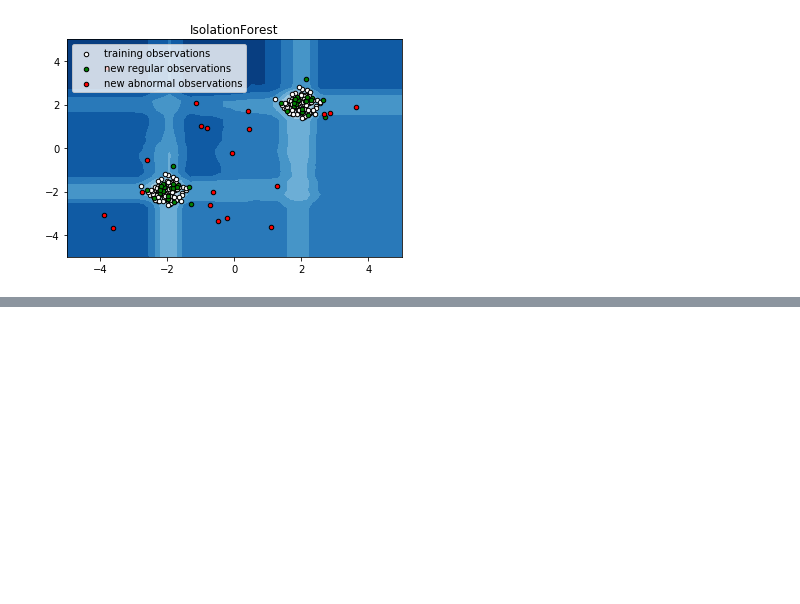
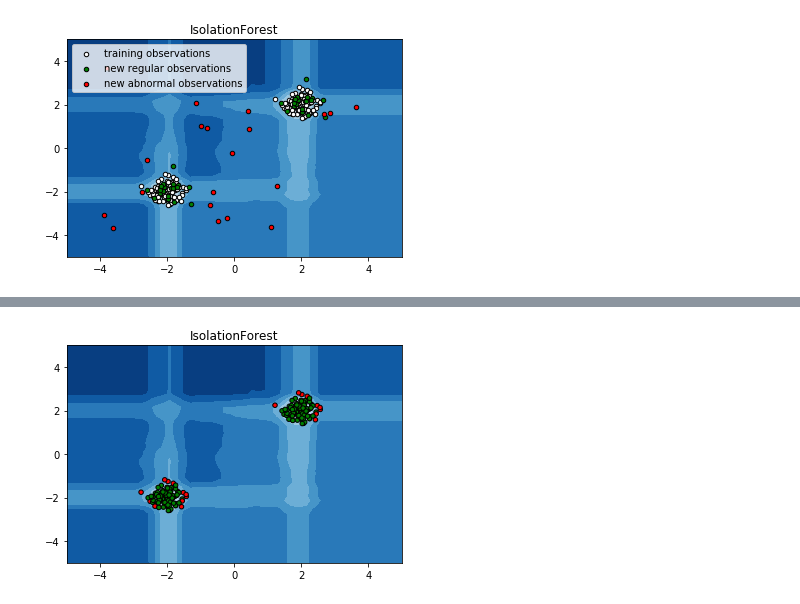
Before and after one commit to harpalsahota/DataScience, a Jupyter notebook: sklearn/anomaly_detection/isolation_forest.ipynb, the cells around one changed output, grey strips where cells are left out. Cells and saved outputs as stored; diff of their text form; code cells hidden in the pictures; blank space fills up the shorter version.

```diff
--- a/sklearn/anomaly_detection/isolation_forest.ipynb
+++ b/sklearn/anomaly_detection/isolation_forest.ipynb
@@ -62,0 +101,16 @@ plt.show()
+# %%
+xx, yy = np.meshgrid(np.linspace(-5, 5, 50), np.linspace(-5, 5, 50))
+Z = clf.decision_function(np.c_[xx.ravel(), yy.ravel()])
+Z = Z.reshape(xx.shape)
+
+plt.title("IsolationForest")
+plt.contourf(xx, yy, Z, cmap=plt.cm.Blues_r)
+
+b1 = plt.scatter(X_train[:, 0], X_train[:, 1], c=['green' if i == 1 else 'red' for i in y_pred_train],
+                 s=20, edgecolor='k')
+plt.axis('tight')
+plt.xlim((-5, 5))
+plt.ylim((-5, 5))
+plt.show()
+# %% [output]
+[figure, added]
```
Also changed, not shown: parts of 10 cells of this notebook.
